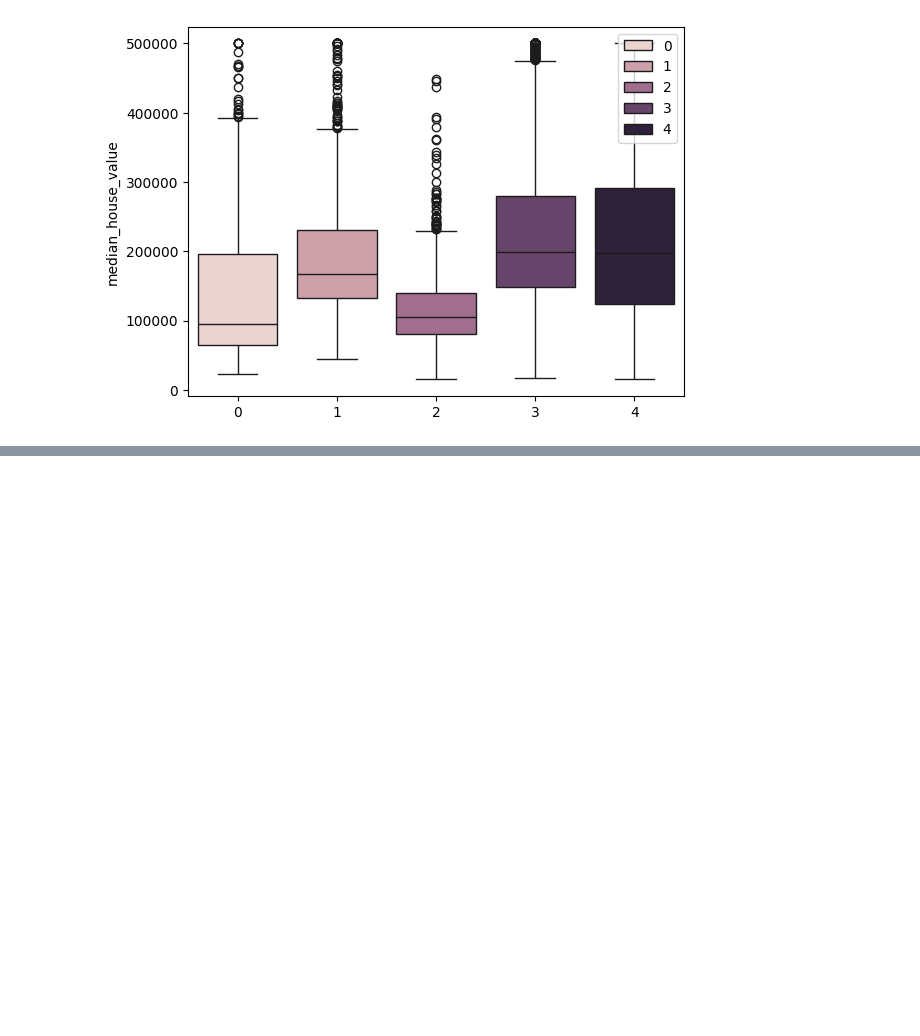
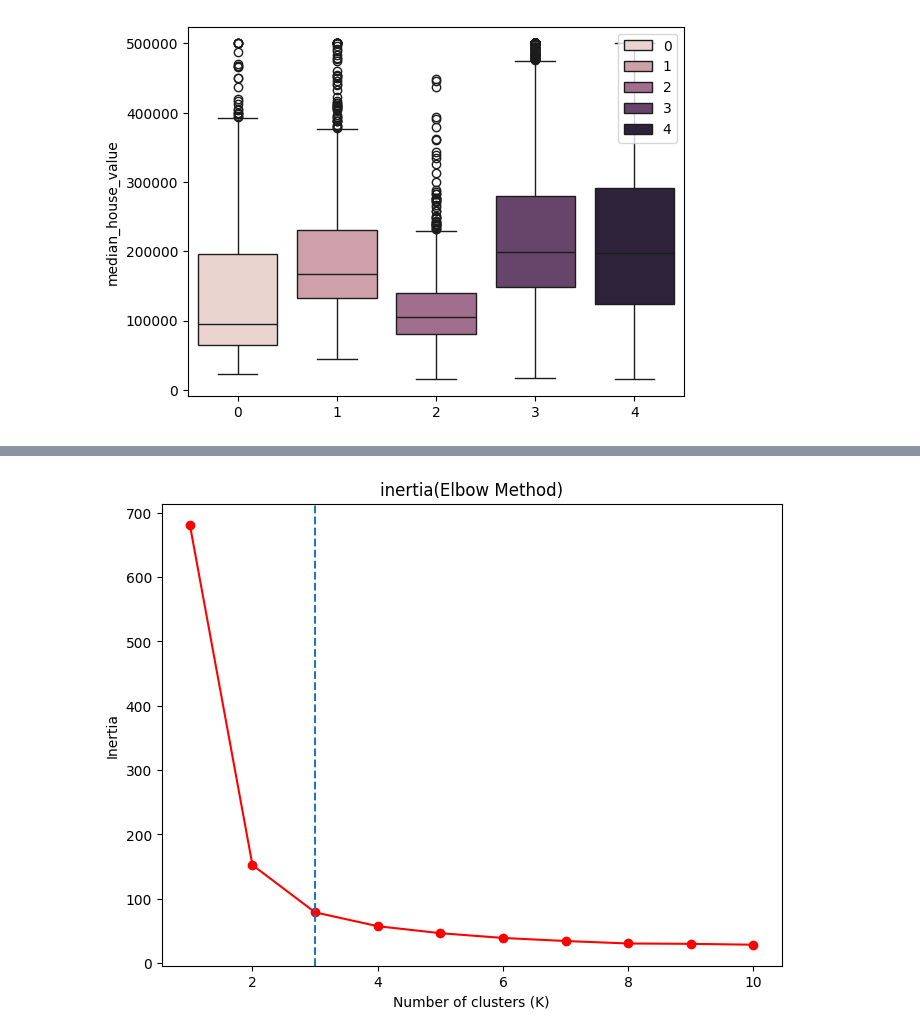
Before and after one commit to AliArabi2022/Machine_learning, a Jupyter notebook: Unsupervised_learning/Clustering.ipynb, the cells around one changed output, grey strips where cells are left out. Saved outputs shown, nothing was run; the diff lists cells and outputs as text; code cells hidden in the pictures; blank space fills up the shorter version.

```diff
--- a/Unsupervised_learning/Clustering.ipynb
+++ b/Unsupervised_learning/Clustering.ipynb
@@ -84,0 +97,3 @@ FileNotFoundError: [Errno 2] No such file or directory: 'players_22.csv'
+# %%
+data = players[features].copy()
+data.head()
@@ -84,0 +107,2 @@ FileNotFoundError: [Errno 2] No such file or directory: 'players_22.csv'
+# %%
+data = ((data - data.min())/(data.max()-data.min()))
@@ -84,0 +213,22 @@ FileNotFoundError: [Errno 2] No such file or directory: 'players_22.csv'
+# %%
+# inertia (Elbow Method)
+
+def compute_inertia(X, max_k = 10):
+    inertia_vals = []
+    for k in range(1,max_k + 1):
+        kmeans = KMeans(n_clusters = k , random_state=42)
+        kmeans.fit(X)
+        inertia_vals.append(kmeans.inertia_)
+    return inertia_vals
+
+inertia_vals = compute_inertia(X, max_k=10)
+
+plt.figure(figsize=(8,6))
+plt.plot(range(1,11),inertia_vals, marker = "o", color = "r")
+plt.axvline(x = 3, ls = '--')
+plt.title('inertia(Elbow Method)')
+plt.xlabel("Number of clusters (K)")
+plt.ylabel('Inertia')
+plt.show()
+# %% [output]
+[figure, added]
```
Also changed, not shown: parts of 31 cells of this notebook.
